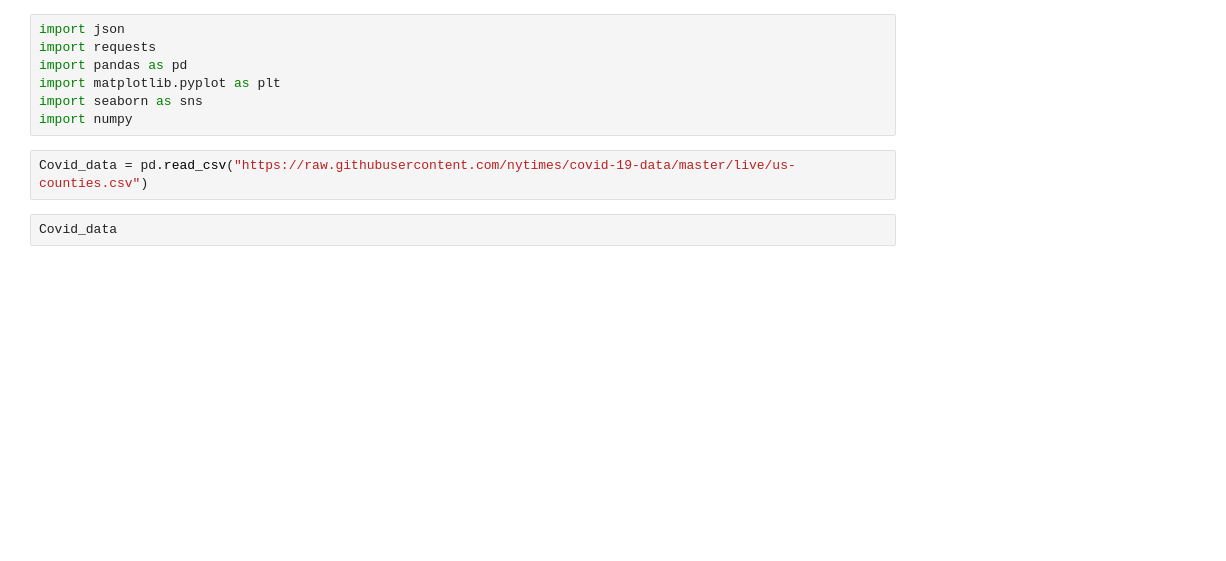
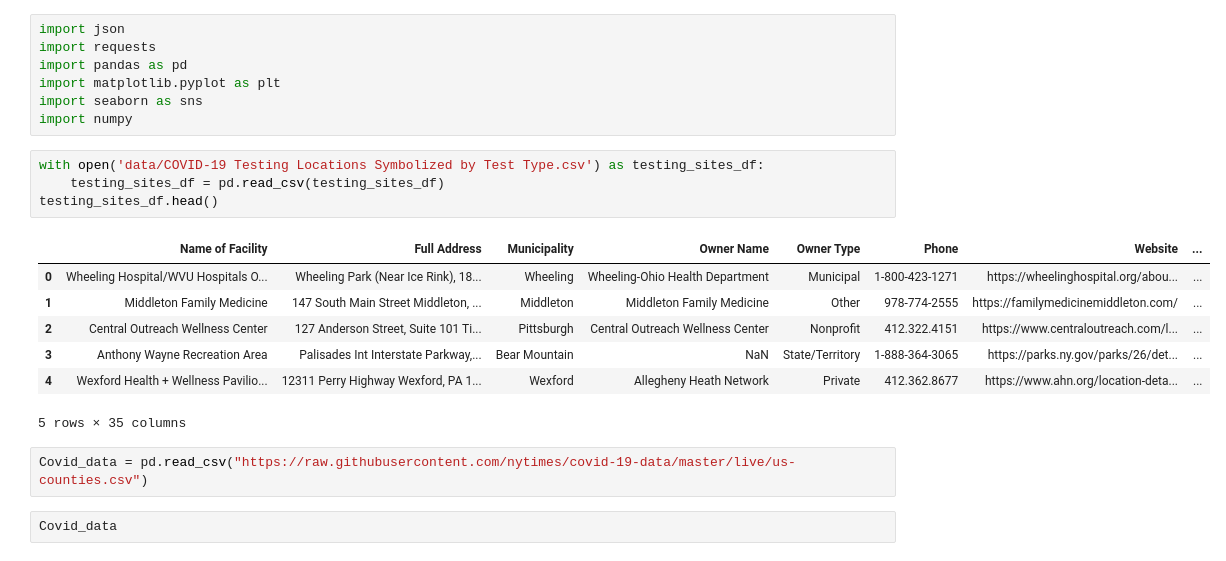
Before and after one commit to dcrago/Team50_Project, a Jupyter notebook: Team_50_Project.ipynb, the cells around one changed output. Cells and saved outputs as stored; diff of their text form; blank space fills up the shorter version.

Commit message:
This one has testing sites

```diff
--- a/Team_50_Project.ipynb
+++ b/Team_50_Project.ipynb
@@ -5,6 +5,18 @@ import pandas as pd
 import matplotlib.pyplot as plt
 import seaborn as sns
 import numpy
+# %%
+with open('data/COVID-19 Testing Locations Symbolized by Test Type.csv') as testing_sites_df:
+    testing_sites_df = pd.read_csv(testing_sites_df)
+testing_sites_df.head()
+# %% [output]
+|  | Name of Facility | Full Address | Municipality | Owner Name | Owner Type | Phone | Website | ... |
+| 0 | Wheeling Hospital/WVU Hospitals O... | Wheeling Park (Near Ice Rink), 18... | Wheeling | Wheeling-Ohio Health Department | Municipal | 1-800-423-1271 | https://wheelinghospital.org/abou... | ... |
+| 1 | Middleton Family Medicine | 147 South Main Street Middleton, ... | Middleton | Middleton Family Medicine | Other | 978-774-2555 | https://familymedicinemiddleton.com/ | ... |
+| 2 | Central Outreach Wellness Center | 127 Anderson Street, Suite 101 Ti... | Pittsburgh | Central Outreach Wellness Center | Nonprofit | 412.322.4151 | https://www.centraloutreach.com/l... | ... |
+| 3 | Anthony Wayne Recreation Area | Palisades Int Interstate Parkway,... | Bear Mountain | NaN | State/Territory | 1-888-364-3065 | https://parks.ny.gov/parks/26/det... | ... |
+| 4 | Wexford Health + Wellness Pavilio... | 12311 Perry Highway Wexford, PA 1... | Wexford | Allegheny Heath Network | Private | 412.362.8677 | https://www.ahn.org/location-deta... | ... |
+5 rows × 35 columns
 # %%
 Covid_data = pd.read_csv("https://raw.githubusercontent.com/nytimes/covid-19-data/master/live/us-counties.csv")
 # %%
```
